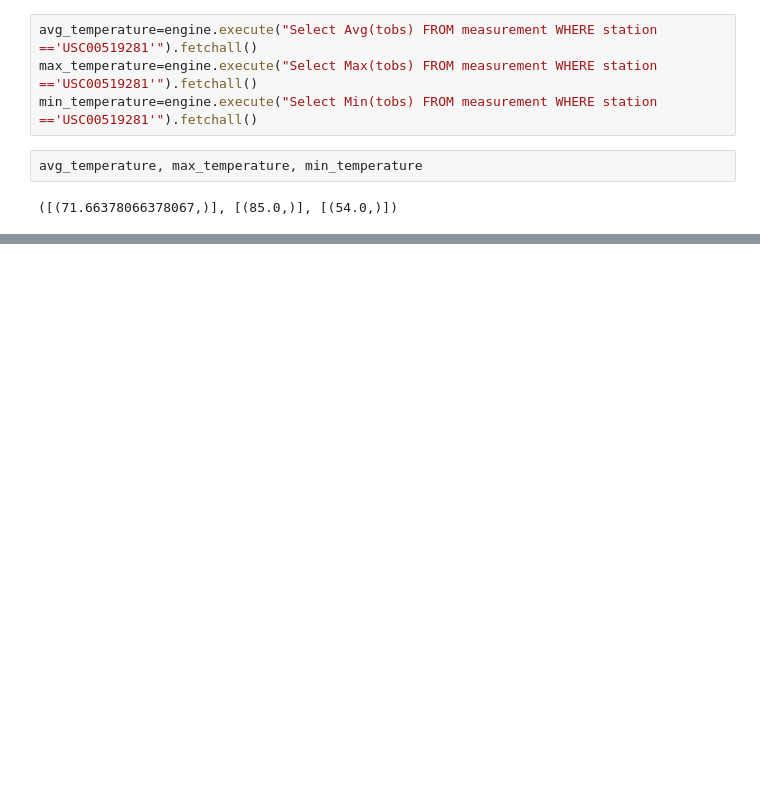
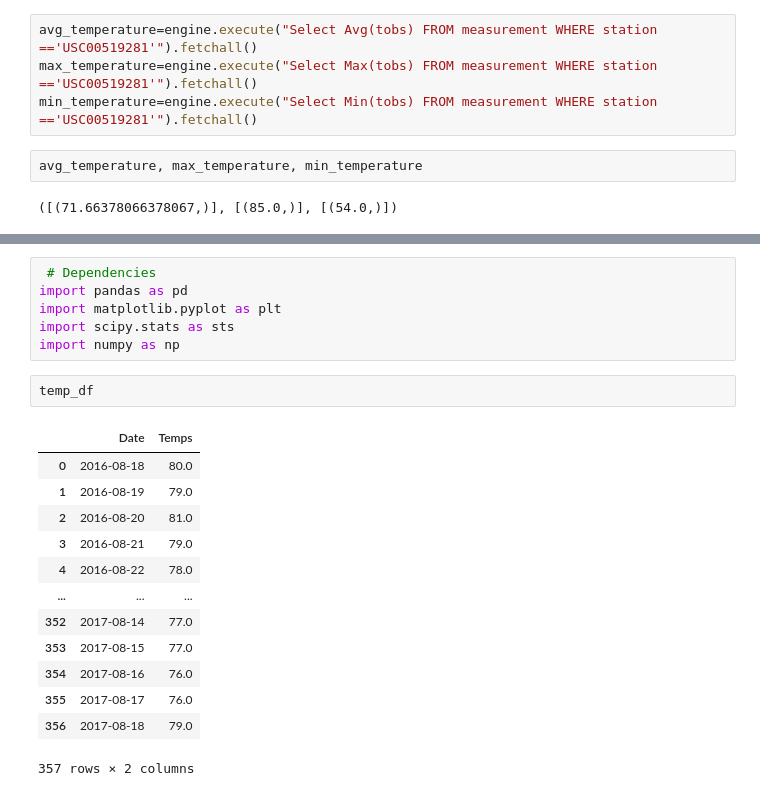
Before and after one commit to rhinoback/SQLAlchemy_challenge_10, a Jupyter notebook: SQL_Alchemy_Final.ipynb, the cells around one changed output, grey strips where cells are left out. Cells and saved outputs as stored; diff of their text form; blank space fills up the shorter version.

```diff
--- a/SQL_Alchemy_Final.ipynb
+++ b/SQL_Alchemy_Final.ipynb
@@ -470,0 +538,22 @@ avg_temperature, max_temperature, min_temperature
+# %%
+ # Dependencies
+import pandas as pd
+import matplotlib.pyplot as plt
+import scipy.stats as sts
+import numpy as np
+# %%
+temp_df
+# %% [output]
+|  | Date | Temps |
+| 0 | 2016-08-18 | 80.0 |
+| 1 | 2016-08-19 | 79.0 |
+| 2 | 2016-08-20 | 81.0 |
+| 3 | 2016-08-21 | 79.0 |
+| 4 | 2016-08-22 | 78.0 |
+| ... | ... | ... |
+| 352 | 2017-08-14 | 77.0 |
+| 353 | 2017-08-15 | 77.0 |
+| 354 | 2017-08-16 | 76.0 |
+| 355 | 2017-08-17 | 76.0 |
+| 356 | 2017-08-18 | 79.0 |
+357 rows × 2 columns
```
Also changed, not shown: parts of 10 cells of this notebook.
